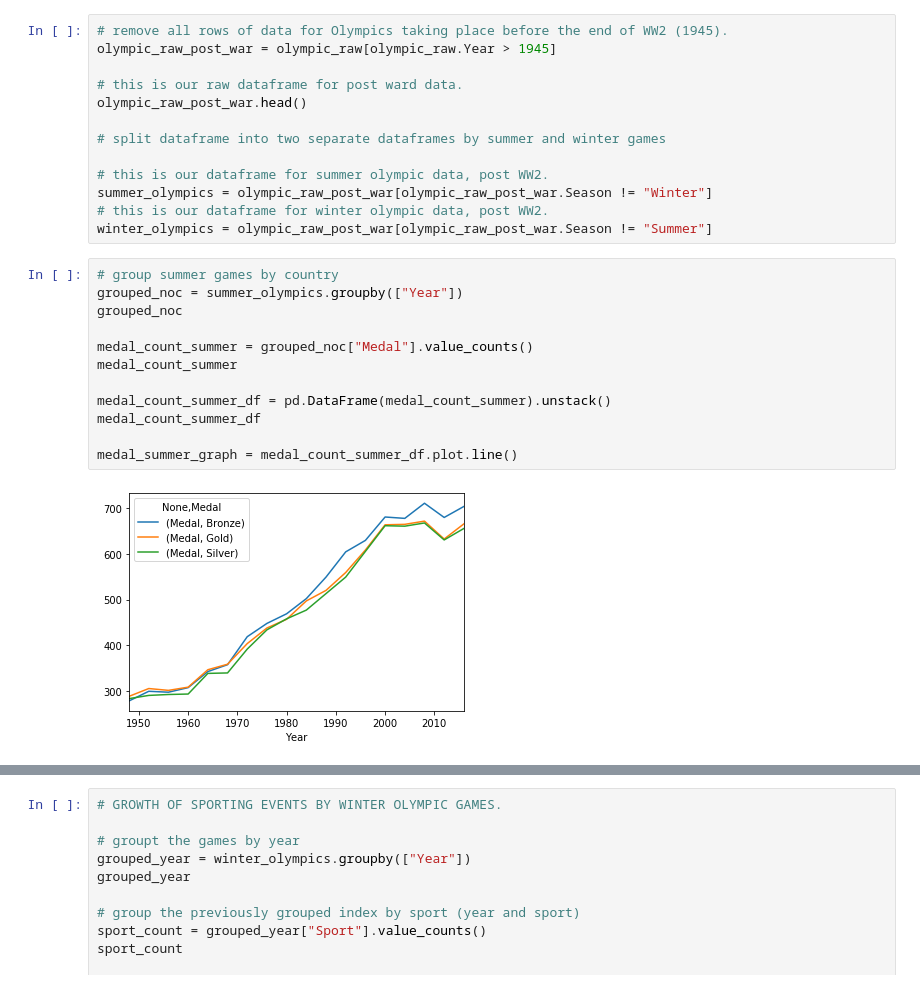
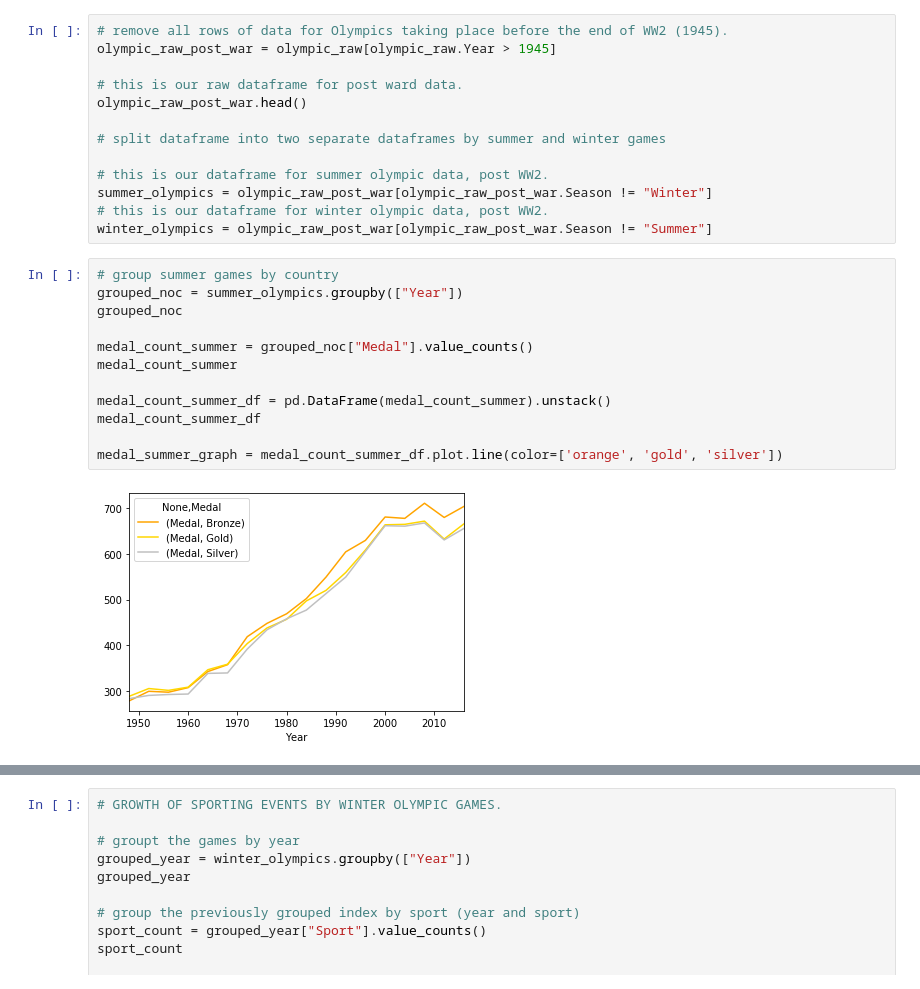
Before and after one commit to tysorensen/project1-group1, a Jupyter notebook: olympic_data.ipynb, the cells around one changed output, grey strips where cells are left out. Saved outputs shown, nothing was run; the diff lists cells and outputs as text.

```diff
--- a/olympic_data.ipynb
+++ b/olympic_data.ipynb
@@ -39,17 +39,17 @@ winter_olympics = olympic_raw_post_war[olympic_raw_post_war.Season != "Summer"]
 # %%
 # group summer games by country
 grouped_noc = summer_olympics.groupby(["Year"])
 grouped_noc
 
 medal_count_summer = grouped_noc["Medal"].value_counts()
 medal_count_summer
 
 medal_count_summer_df = pd.DataFrame(medal_count_summer).unstack()
 medal_count_summer_df
 
-medal_summer_graph = medal_count_summer_df.plot.line()
+medal_summer_graph = medal_count_summer_df.plot.line(color=['orange', 'gold', 'silver'])
 # %% [output]
-[figure, old version]
+[figure, new version]
 # %%
 # group winter games by country
 grouped_noc = winter_olympics.groupby(["Year"])
```
Also changed, not shown: parts of 5 cells of this notebook.
